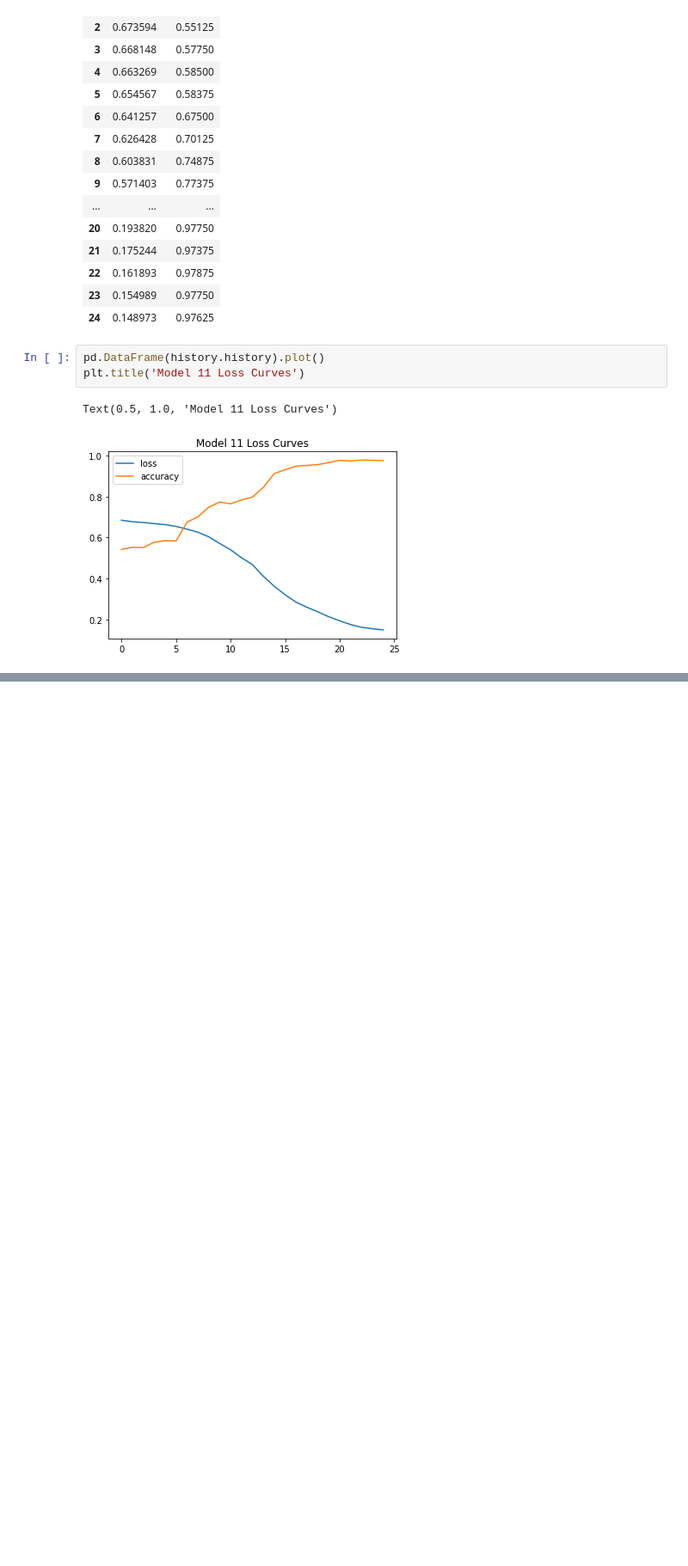
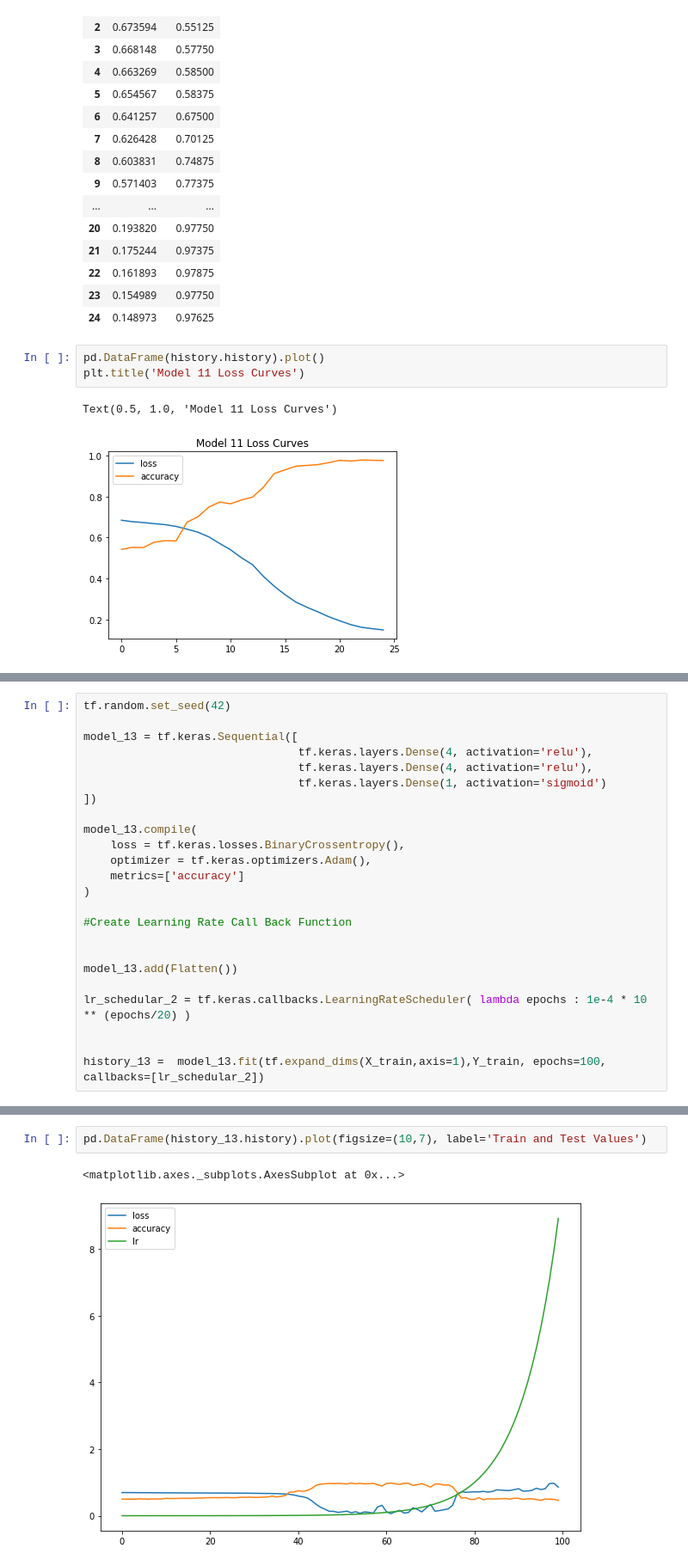
Before and after one commit to Mabtoor-Mabx/Tensor_Flow_Practices, a Jupyter notebook: Neural_Network_Classification_.ipynb, the cells around one changed output, grey strips where cells are left out. Shown at 86% size. Saved outputs shown, nothing was run; the diff lists cells and outputs as text; blank space fills up the shorter version.

```diff
--- a/Neural_Network_Classification_.ipynb
+++ b/Neural_Network_Classification_.ipynb
@@ -993,0 +1109,24 @@ Text(0.5, 1.0, 'Model 11 Loss Curves')
+# %%
+tf.random.set_seed(42)
+
+model_13 = tf.keras.Sequential([
+                                tf.keras.layers.Dense(4, activation='relu'),
+                                tf.keras.layers.Dense(4, activation='relu'),
+                                tf.keras.layers.Dense(1, activation='sigmoid')
+])
+
+model_13.compile(
+    loss = tf.keras.losses.BinaryCrossentropy(),
+    optimizer = tf.keras.optimizers.Adam(),
+    metrics=['accuracy']
+)
+
+#Create Learning Rate Call Back Function
+
+
+model_13.add(Flatten())
+
+lr_schedular_2 = tf.keras.callbacks.LearningRateScheduler( lambda epochs : 1e-4 * 10 ** (epochs/20) )
+
+
+history_13 =  model_13.fit(tf.expand_dims(X_train,axis=1),Y_train, epochs=100, callbacks=[lr_schedular_2])
@@ -993,0 +1157,5 @@ Text(0.5, 1.0, 'Model 11 Loss Curves')
+# %%
+pd.DataFrame(history_13.history).plot(figsize=(10,7), label='Train and Test Values')
+# %% [output]
+<matplotlib.axes._subplots.AxesSubplot at 0x...>
+[figure, added]
```
Also changed, not shown: parts of 54 cells of this notebook.
